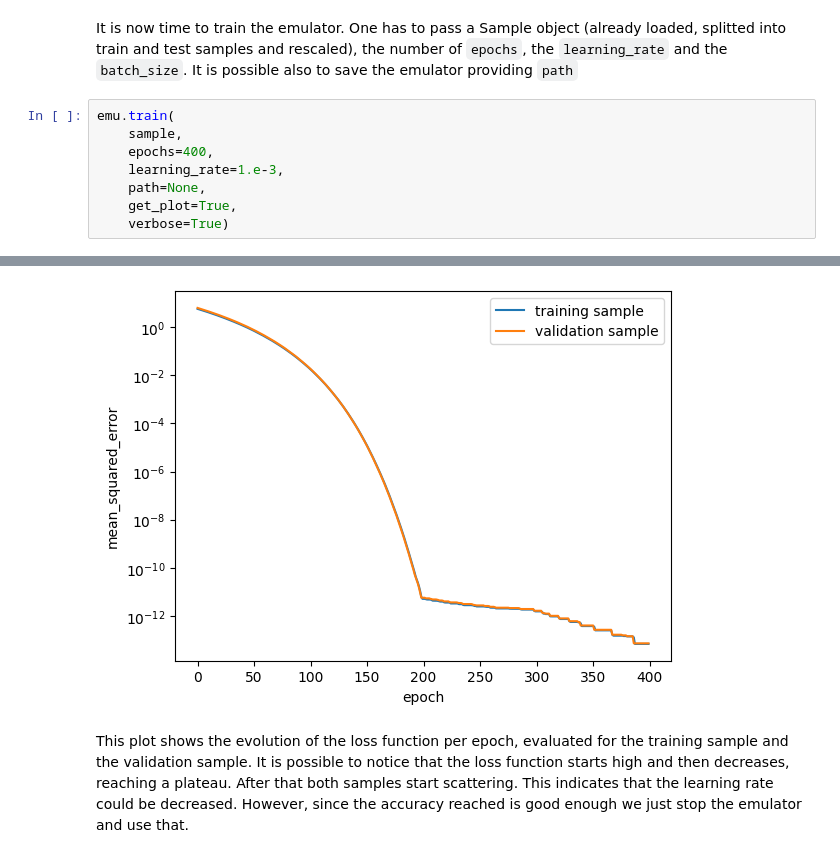
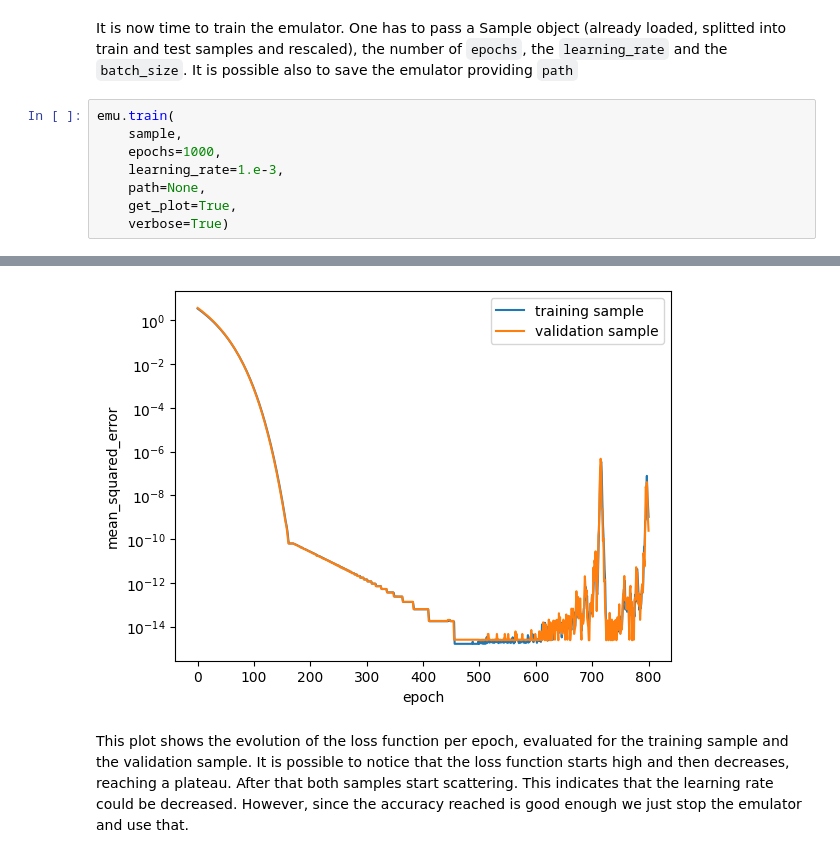
Before and after one commit to emiliobellini/emu_like, a Jupyter notebook: examples/linear_1D.ipynb, the cells around one changed output, grey strips where cells are left out. Drawn from its saved outputs; the diff is of its cells as text.

```diff
--- a/examples/linear_1D.ipynb
+++ b/examples/linear_1D.ipynb
@@ -150,7 +150,7 @@ It is now time to train the emulator. One has to pass a Sample object (already l
 # %%
 emu.train(
     sample,
-    epochs=400,
+    epochs=1000,
     learning_rate=1.e-3,
     path=None,
     get_plot=True,
@@ -176,4 +176,4 @@ Epoch 400/400
-[figure, old version]
+[figure, new version]
 # %% [markdown]
 This plot shows the evolution of the loss function per epoch, evaluated for the training sample and the validation sample. It is possible to notice that the loss function starts high and then decreases, reaching a plateau. After that both samples start scattering. This indicates that the learning rate could be decreased. However, since the accuracy reached is good enough we just stop the emulator and use that.
 # %% [markdown]
```
Also changed, not shown: parts of 6 cells of this notebook, 1 other file.
